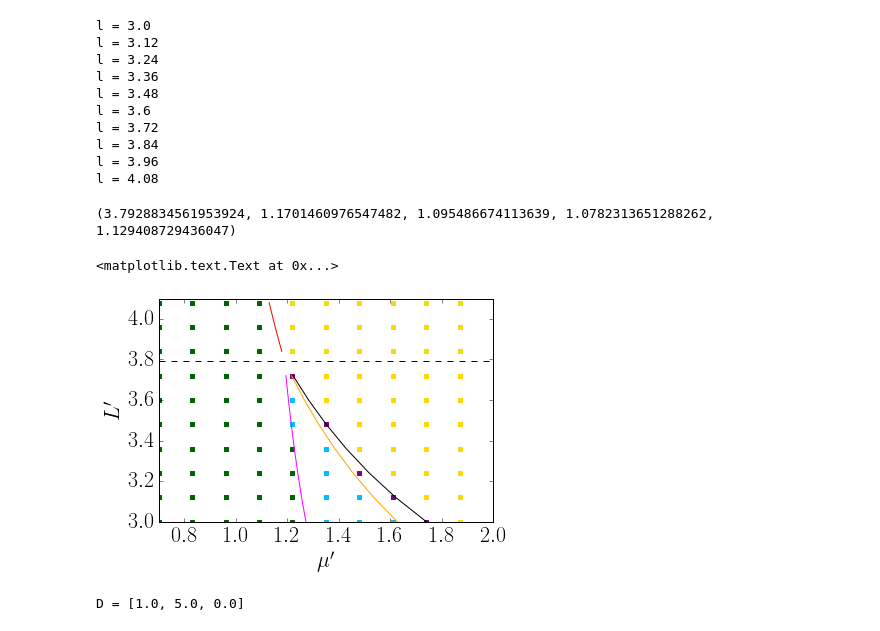
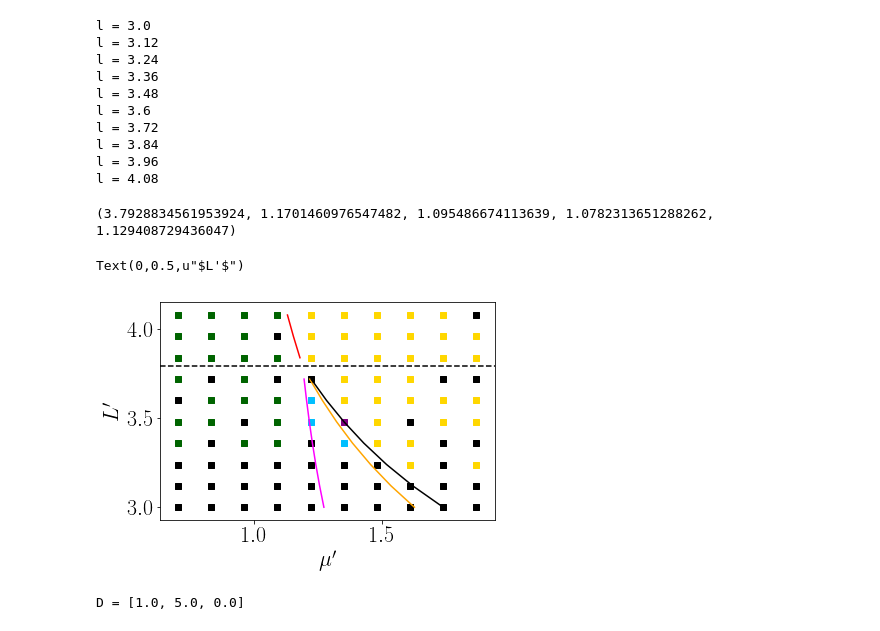
Before and after one commit to reand705/IGP, a Jupyter notebook: Method_Of_LinesIGP_MAX.ipynb, the cells around one changed output. Drawn from its saved outputs; the diff is of its cells as text; code cells hidden in the pictures.

```diff
--- a/Method_Of_LinesIGP_MAX.ipynb
+++ b/Method_Of_LinesIGP_MAX.ipynb
@@ -235,33 +235,41 @@ def Lc():
     return np.sqrt((D2/m2 - D1*gamma/m1)*1/(gamma - 1))
 # %%
 #Integre um caso aqui
+l = 3 + 0.12*6
+mu = 0.7 + 0.13*4
+m1 = 1.05
+m2 = 0.95
+gamma = 1.4
+alpha = 0.9
+beta = 0.9
+amplitude = 1
+D1 = 2.0
+D2 = 8.0
 DR = 0.0
-D1 = 7.0
-D2 = 3.0
-mu = 5
-l = 2
 d_r = DR/l**2
 d_1 = D1/l**2
 d_2 = D2/l**2
 t = np.linspace(0,Tmax,N)
-m1 = 0.95
-m2 = 1.05
-gamma = 0.5
-alpha = 0.9
-beta = 0.9
-amplitude = 1
 #pop inicial
 R0,C10,C20 = init(M,amplitude)
 y0 = np.r_[R0,C10,C20]
 sol = scipy.integrate.odeint(ddt,y0,t)
 sol = np.array(sol)
-#np.save('Method_Of_LinesIGP_amplitude=%d,l=%.3f,DR=%.3f,D1=%.3f,D2=%.3f,mu=%.3f,gamma=%.3f,alpha=%.f,beta=%.f.npy'
-           # % (amplitude,l,DR,D1,D2,mu,gamma,alpha,beta),sol)
+np.save('Method_Of_LinesIGP_amplitude=%d,l = %.3f,DR=%.3f,D1=%.3f,D2=%.3f,mu=%.3f,gamma=%.3f.npy'
+            % (amplitude,l,DR,D1,D2,mu,gamma),sol)
 # %%
-#plot no espaço]
-amplitude = 1
-l = 3 + 0.12*4
+#plot no espaço
+l = 3 + 0.12*6
 mu = 0.7 + 0.13*4
+m1 = 1.05
+m2 = 0.95
+gamma = 1.4
+alpha = 0.9
+beta = 0.9
+amplitude = 10
+D1 = 2.0
+D2 = 8.0
+DR = 0.0
 
 sol = np.load('Method_Of_LinesIGP_amplitude=%d,l = %.3f,DR=%.3f,D1=%.3f,D2=%.3f,mu=%.3f,gamma=%.3f.npy'
             % (amplitude,l,DR,D1,D2,mu,gamma))
@@ -418,7 +436,7 @@ m2 = 0.95
 gamma = 1.4
 alpha = 0.9
 beta = 0.9
-amplitude = 1
+amplitude = 10
 
 Rfinal = np.zeros((Nl,Nmu))
 C1final = np.zeros((Nl,Nmu))
@@ -454,7 +472,7 @@ l = 4.08
 # %%
 #faz o gráfico L x mu
 #Parte 2) Verifique onde as populações sobrevivem e plote!
-epsilon = 10E-6
+epsilon = 10E-5
 #L = [1.0 + 0.12*j for j in range(0,Nl)] gamma < 1
 L = [3 + 0.12*j for j in range(0,Nl)]
 MU = [0.7 + 0.13*i for i in range(0,Nmu)]
@@ -509,36 +527,36 @@ elif gamma > 1 and (D2/m2 - D1*gamma/m1)*1/(gamma - 1) > 0: #Coexistência se L
     plt.plot(MU3[0:len(newL)],newL,color = 'black')
     plt.plot(MU4[len(newL):],L[len(newL):],color = 'red')
 
 elif gamma > 1:
     plt.plot(MU4,L,color = 'red')
 
 #Lc
 
 plt.axhline(y=Lc(), color='black', linestyle='--')
 
 
 '''
 d_1 = D1/(Lc()**2)
 d_2 = D2/(Lc()**2)
 d_r = DR/(Lc()**2)
 plt.axvline(x=mu_4(), color='black', linestyle='--')
 '''
 
 
 
 print (Lc(),mu_1(),mu_2(),mu_3(),mu_4())
 
-plt.axis([0.7,2,3,4.1]) #Lembrar: gamma = 0.5 -> L [0.8,2.0] mu [0,25]. gamma = 1.5 -> L [1.5,2.7] mu [0,12.5]
+#plt.axis([0.7,2,3,4.1]) #Lembrar: gamma = 0.5 -> L [0.8,2.0] mu [0,25]. gamma = 1.5 -> L [1.5,2.7] mu [0,12.5]
 plt.xlabel(r"$\mu'$")
 plt.ylabel(r"$L'$")
 #plt.title(r"$D_R = %.0f,D_1 = %.0f,D_2 = %.0f,\gamma = %.1f$" %(DR, D1, D2, gamma))
 #plt.savefig("Plots/g%dD1%dDR%d.png" %(gamma*10,D1,DR))
 
 #ENTENDER MELHOR O EFEITO DAS CONDIÇÕES INICIAIS
 # %% [output]
 (3.7928834561953924, 1.1701460976547482, 1.095486674113639, 1.0782313651288262, 1.129408729436047)
-<matplotlib.text.Text at 0x...>
+Text(0,0.5,u"$L'$")
-[figure, old version]
+[figure, new version]
 # %%
 #Oscilações x L
 #Gera os dados para fazer o gráfico L x mu
```
Also changed, not shown: parts of 4 cells of this notebook.
